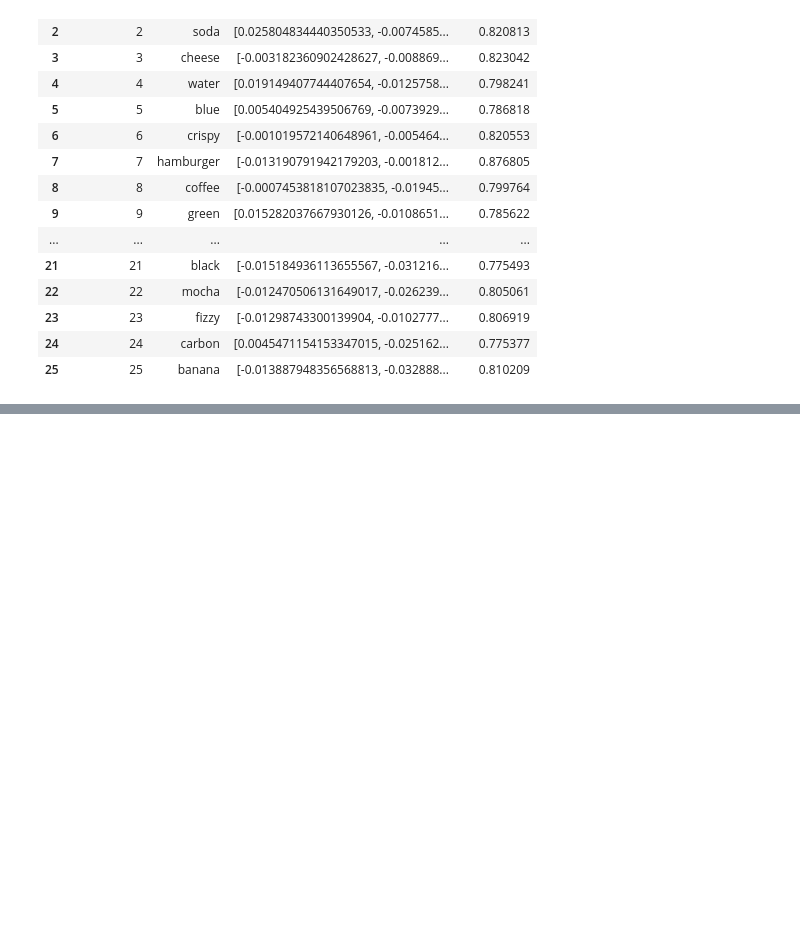
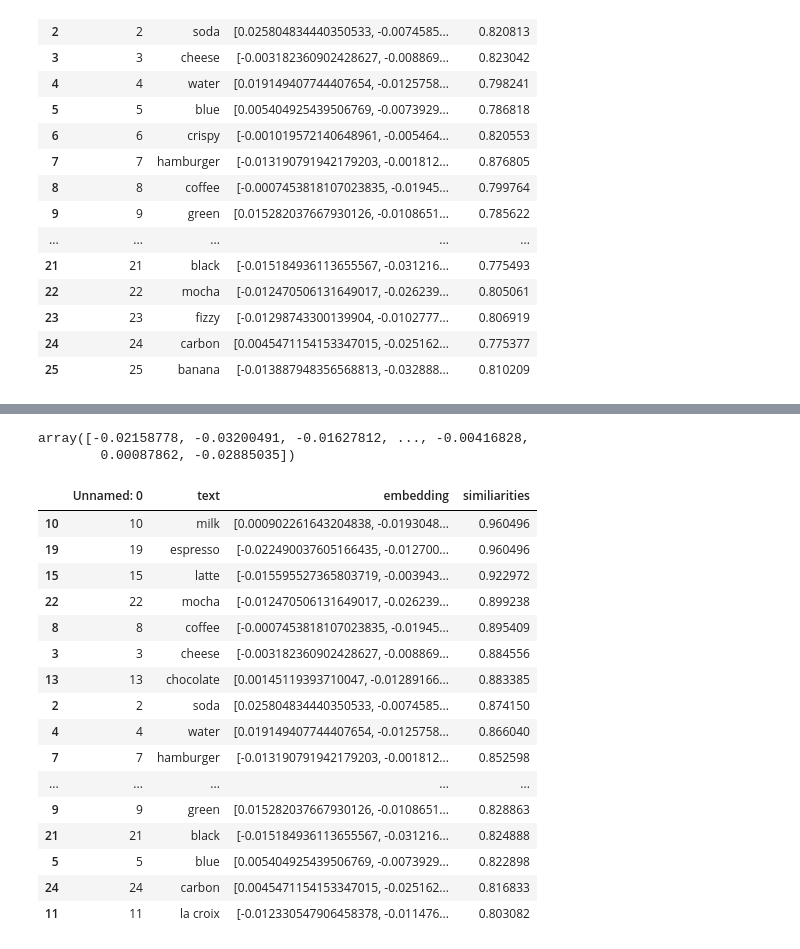
Before and after one commit to therealchrisbrown/word-embeddings, a Jupyter notebook: word-embeddings.ipynb, the cells around one changed output, grey strips where cells are left out. Drawn from its saved outputs; the diff is of its cells as text; code cells hidden in the pictures; blank space fills up the shorter version.

```diff
--- a/word-embeddings.ipynb
+++ b/word-embeddings.ipynb
@@ -124,0 +145,32 @@ df
+# %%
+food_df = df.copy()
+
+milk_vector = food_df['embedding'][10]
+espresso_vector = food_df['embedding'][19]
+
+milk_espresso_vector = milk_vector + espresso_vector
+milk_espresso_vector
+# %% [output]
+array([-0.02158778, -0.03200491, -0.01627812, ..., -0.00416828,
+        0.00087862, -0.02885035])
+# %%
+food_df['similiarities'] =food_df['embedding'].apply(lambda x: cosine_similarity(x, milk_espresso_vector))
+food_df.sort_values('similiarities', ascending = False)
+# %% [output]
+|  | Unnamed: 0 | text | embedding | similiarities |
+| 10 | 10 | milk | [0.000902261643204838, -0.0193048... | 0.960496 |
+| 19 | 19 | espresso | [-0.022490037605166435, -0.012700... | 0.960496 |
+| 15 | 15 | latte | [-0.015595527365803719, -0.003943... | 0.922972 |
+| 22 | 22 | mocha | [-0.012470506131649017, -0.026239... | 0.899238 |
+| 8 | 8 | coffee | [-0.0007453818107023835, -0.01945... | 0.895409 |
+| 3 | 3 | cheese | [-0.003182360902428627, -0.008869... | 0.884556 |
+| 13 | 13 | chocolate | [0.00145119393710047, -0.01289166... | 0.883385 |
+| 2 | 2 | soda | [0.025804834440350533, -0.0074585... | 0.874150 |
+| 4 | 4 | water | [0.019149407744407654, -0.0125758... | 0.866040 |
+| 7 | 7 | hamburger | [-0.013190791942179203, -0.001812... | 0.852598 |
+| ... | ... | ... | ... | ... |
+| 9 | 9 | green | [0.015282037667930126, -0.0108651... | 0.828863 |
+| 21 | 21 | black | [-0.015184936113655567, -0.031216... | 0.824888 |
+| 5 | 5 | blue | [0.005404925439506769, -0.0073929... | 0.822898 |
+| 24 | 24 | carbon | [0.0045471154153347015, -0.025162... | 0.816833 |
+| 11 | 11 | la croix | [-0.012330547906458378, -0.011476... | 0.803082 |
```
Also changed, not shown: parts of 1 cell of this notebook.
